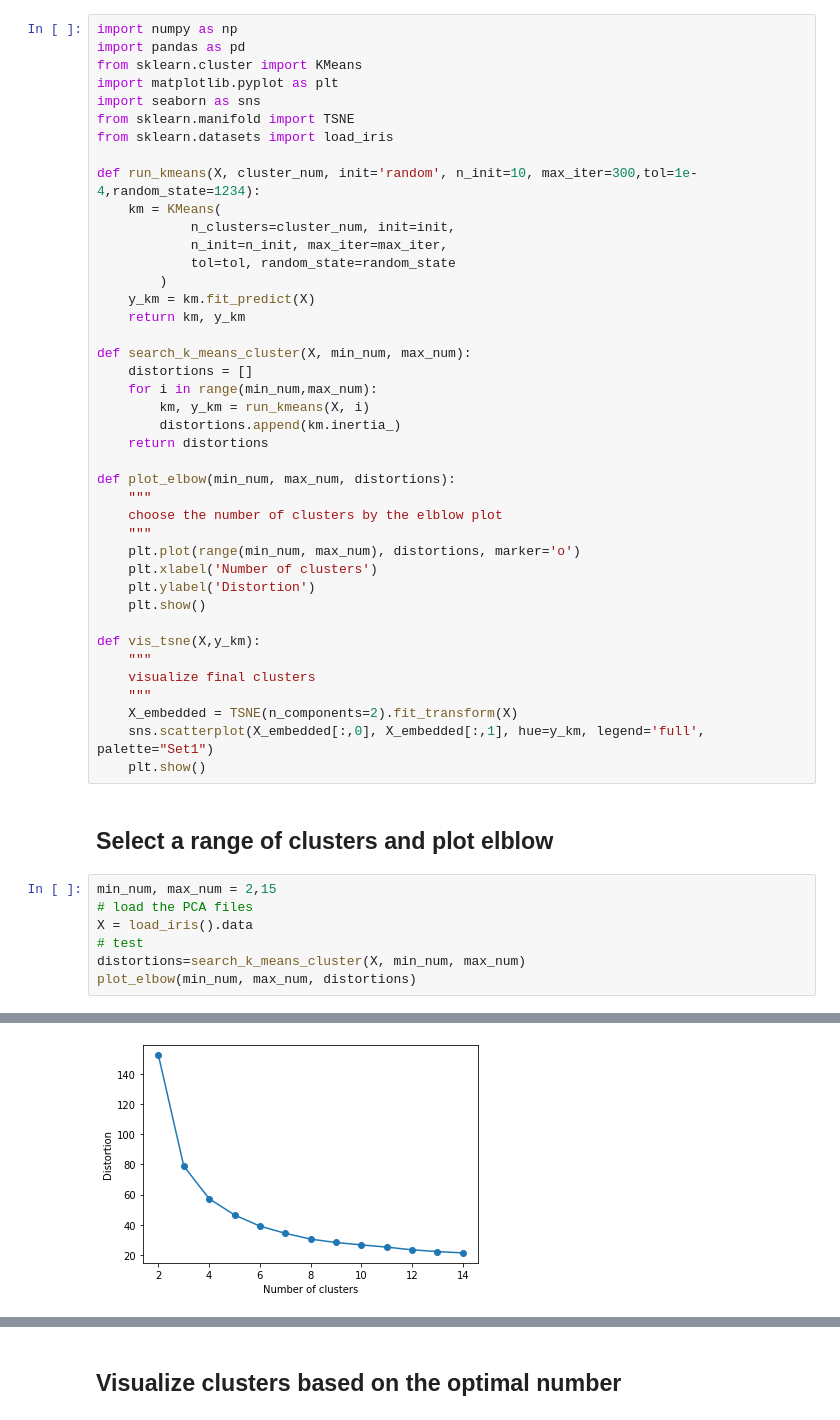
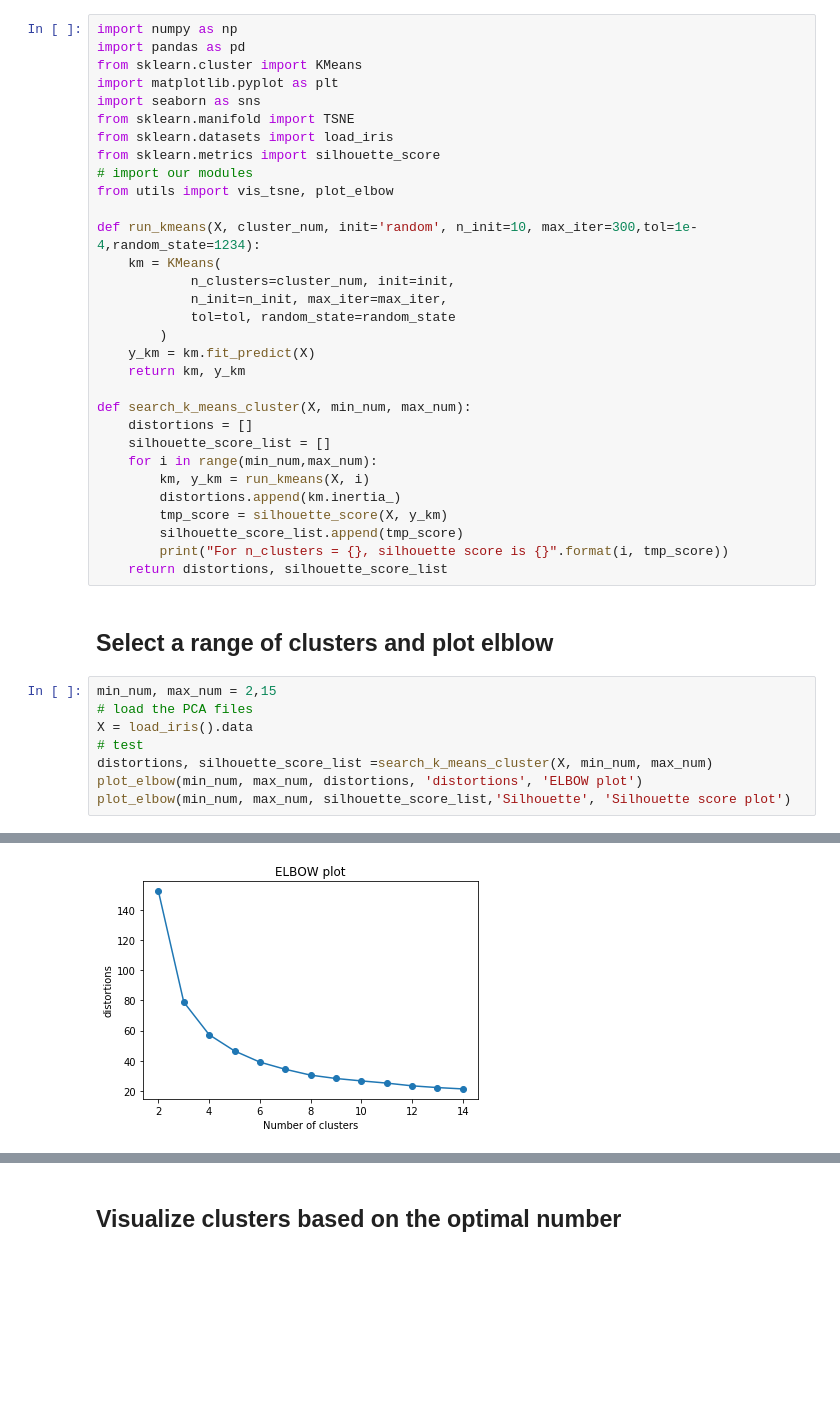
Before and after one commit to NCBI-Codeathons/SLEuth, a Jupyter notebook: src/models/kmeans.ipynb, the cells around one changed output, grey strips where cells are left out. Cells and saved outputs as stored; diff of their text form; blank space fills up the shorter version.

```diff
--- a/src/models/kmeans.ipynb
+++ b/src/models/kmeans.ipynb
@@ -8,6 +8,9 @@ import matplotlib.pyplot as plt
 import seaborn as sns
 from sklearn.manifold import TSNE
 from sklearn.datasets import load_iris
+from sklearn.metrics import silhouette_score
+# import our modules
+from utils import vis_tsne, plot_elbow
 
 def run_kmeans(X, cluster_num, init='random', n_init=10, max_iter=300,tol=1e-4,random_state=1234):
     km = KMeans(
@@ -20,27 +23,14 @@ def run_kmeans(X, cluster_num, init='random', n_init=10, max_iter=300,tol=1e-4,r
 
 def search_k_means_cluster(X, min_num, max_num):
     distortions = []
+    silhouette_score_list = []
     for i in range(min_num,max_num):
         km, y_km = run_kmeans(X, i)
         distortions.append(km.inertia_)
-    return distortions
-
-def plot_elbow(min_num, max_num, distortions):
-    """
-    choose the number of clusters by the elblow plot
-    """
-    plt.plot(range(min_num, max_num), distortions, marker='o')
-    plt.xlabel('Number of clusters')
-    plt.ylabel('Distortion')
-    plt.show()
-
-def vis_tsne(X,y_km):
-    """
-    visualize final clusters
-    """
-    X_embedded = TSNE(n_components=2).fit_transform(X)
-    sns.scatterplot(X_embedded[:,0], X_embedded[:,1], hue=y_km, legend='full', palette="Set1")
-    plt.show()
+        tmp_score = silhouette_score(X, y_km)
+        silhouette_score_list.append(tmp_score)
+        print("For n_clusters = {}, silhouette score is {}".format(i, tmp_score))
+    return distortions, silhouette_score_list
 # %% [markdown]
 ## Select a range of clusters and plot elblow
 # %%
@@ -48,6 +38,7 @@ min_num, max_num = 2,15
 # load the PCA files
 X = load_iris().data
 # test
-distortions=search_k_means_cluster(X, min_num, max_num)
-plot_elbow(min_num, max_num, distortions)
+distortions, silhouette_score_list =search_k_means_cluster(X, min_num, max_num)
+plot_elbow(min_num, max_num, distortions, 'distortions', 'ELBOW plot')
+plot_elbow(min_num, max_num, silhouette_score_list,'Silhouette', 'Silhouette score plot')
 # %% [output]
@@ -54 +58 @@ plot_elbow(min_num, max_num, distortions)
-[figure, old version]
+[figure, new version]
```
Also changed, not shown: parts of 2 cells of this notebook, 2 other files.
